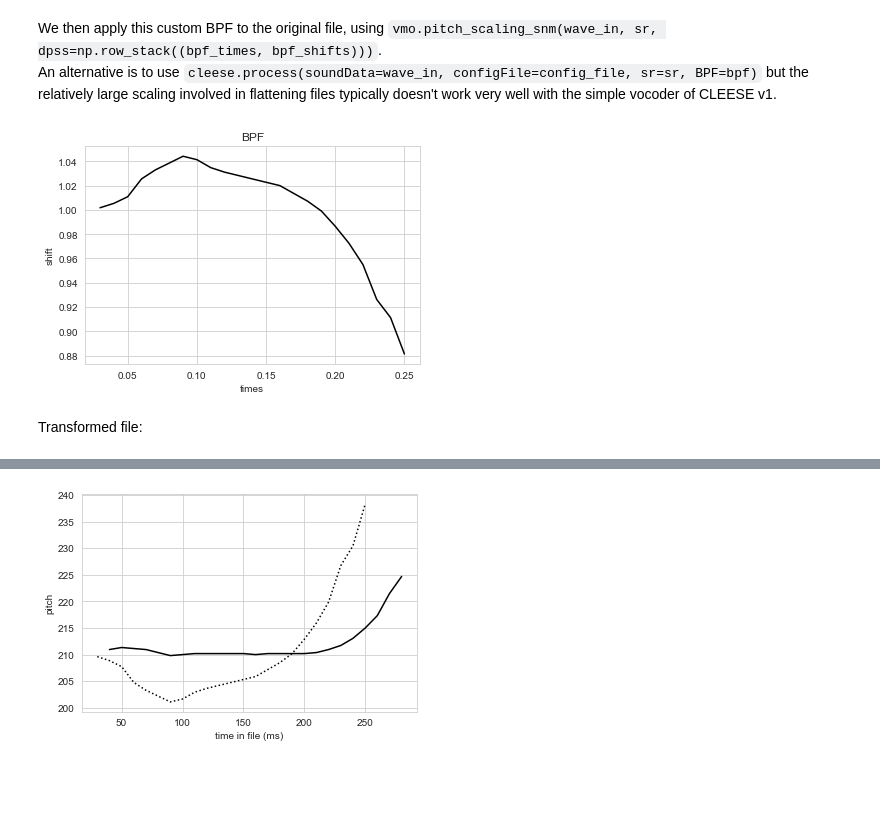
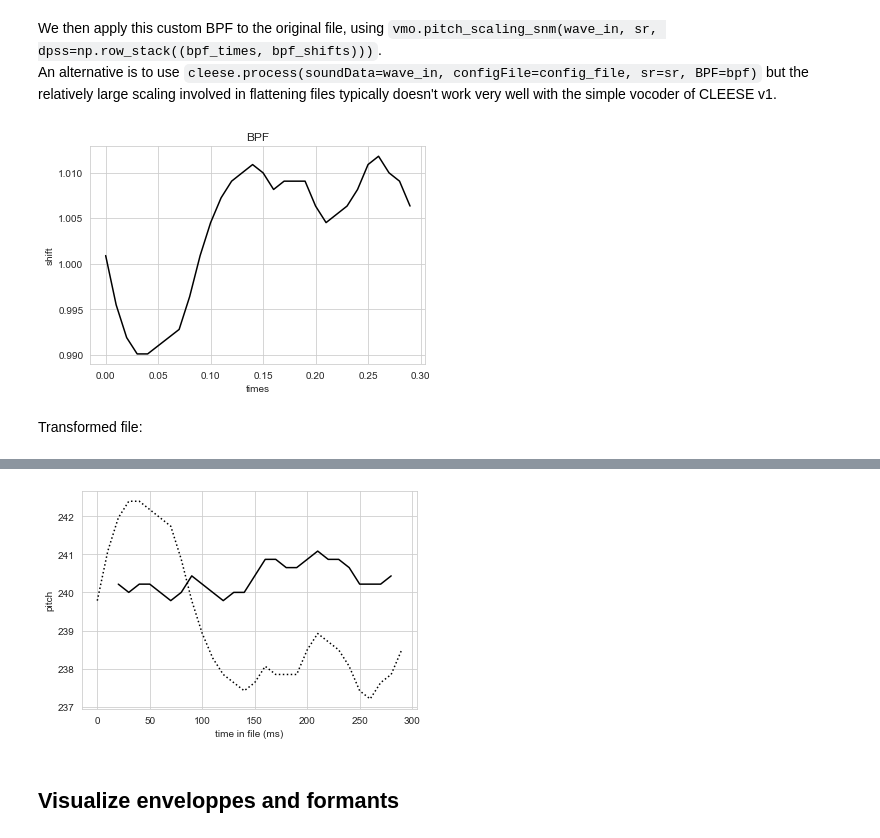
Before and after one commit to neuro-team-femto/revsmile, a Jupyter notebook: stimulus_generation/stimulus_generation.ipynb, the cells around one changed output, grey strips where cells are left out. Drawn from its saved outputs; the diff is of its cells as text; code cells hidden in the pictures; blank space fills up the shorter version.

````diff
--- a/stimulus_generation/stimulus_generation.ipynb
+++ b/stimulus_generation/stimulus_generation.ipynb
@@ -164,0 +167,29 @@ Original file:
+# %%
+# original file
+input_file = 'sounds\\base_sounds\\neutre_1.wav'
+wave_in,sr, fmt = cleese.wavRead(input_file)
+times,pitch = extract_pitch_interp(wave_in,sr, method='linear')
+plt.plot(times,pitch,'k', label='original: neutre_1');
+
+input_file = 'sounds\\base_sounds\\neutre_1_flat.wav'
+wave_in,sr, fmt = cleese.wavRead(input_file)
+times,pitch = extract_pitch_interp(wave_in,sr, method='linear')
+plt.plot(times,pitch,'k:', label='flattened: neutre_1');
+
+input_file = 'sounds\\base_sounds\\neutre_2.wav'
+wave_in,sr, fmt = cleese.wavRead(input_file)
+times,pitch = extract_pitch_interp(wave_in,sr, method='linear')
+_=plt.plot(times,pitch,'b', label='original: neutre_2');
+
+input_file = 'sounds\\base_sounds\\neutre_2_flat.wav'
+wave_in,sr, fmt = cleese.wavRead(input_file)
+times,pitch = extract_pitch_interp(wave_in,sr, method='linear')
+_=plt.plot(times,pitch,'b:', label='flattened: neutre_2');
+
+
+plt.title('pitch')
+plt.ylabel('pitch (Hz)')
+plt.xlabel('time (ms)')
+plt.ylim([200,250])
+plt.legend(loc=6)
+plt.savefig('pitch.jpg', bbox_inches='tight')
@@ -168,33 +208,35 @@ To flatten this existing contour, we construct a custom breakpoint function that
 We then apply this custom BPF to the original file, using ```vmo.pitch_scaling_snm(wave_in, sr, dpss=np.row_stack((bpf_times, bpf_shifts)))```. \
 An alternative is to use ```cleese.process(soundData=wave_in, configFile=config_file, sr=sr, BPF=bpf)``` but the relatively large scaling involved in flattening files typically doesn't work very well with the simple vocoder of CLEESE v1.
 # %%
-MEAN_PITCH =210
+MEAN_PITCH =240
 
 hop = 1
 bpf_times = times[0::hop]/1000
 bpf_shifts = MEAN_PITCH/pitch[0::hop]
 _=plt.plot(bpf_times, bpf_shifts, 'k')
 _=plt.title('BPF')
 _=plt.xlabel('times')
 _=plt.ylabel('shift')
 plt.show()
 
 wave_in,sr =  vmo.readwav(input_file)
 wave_out, tts, f0s = vmo.pitch_scaling_snm(wave_in, sr, dpss=np.row_stack((bpf_times, bpf_shifts)))
 
 # display transformed file
 display(Markdown("Transformed file:"))
 Audio(data=wave_out, rate=sr)
 times_f, pitch_f = extract_pitch_interp(wave_out,sr, method='linear')
 _=plt.plot(times, pitch, 'k:')
 _=plt.plot(times_f, pitch_f, 'k')
 _=plt.xlabel('time in file (ms)')
 _=plt.ylabel('pitch')
 
-input_file_flat = os.path.splitext(input_file)[0]+'_neutral.wav'
+input_file_flat = os.path.splitext(input_file)[0]+'_flat.wav'
 vmo.writewav(input_file_flat, sr, wave_out)
 # %% [output]
-[figure, old version]
+[figure, new version]
 Transformed file:
 [interactive output not drawn]
-[figure, old version]
+[figure, new version]
+# %% [markdown]
+## Visualize enveloppes and formants
````
Also changed, not shown: parts of 9 cells of this notebook, 8 other files.
